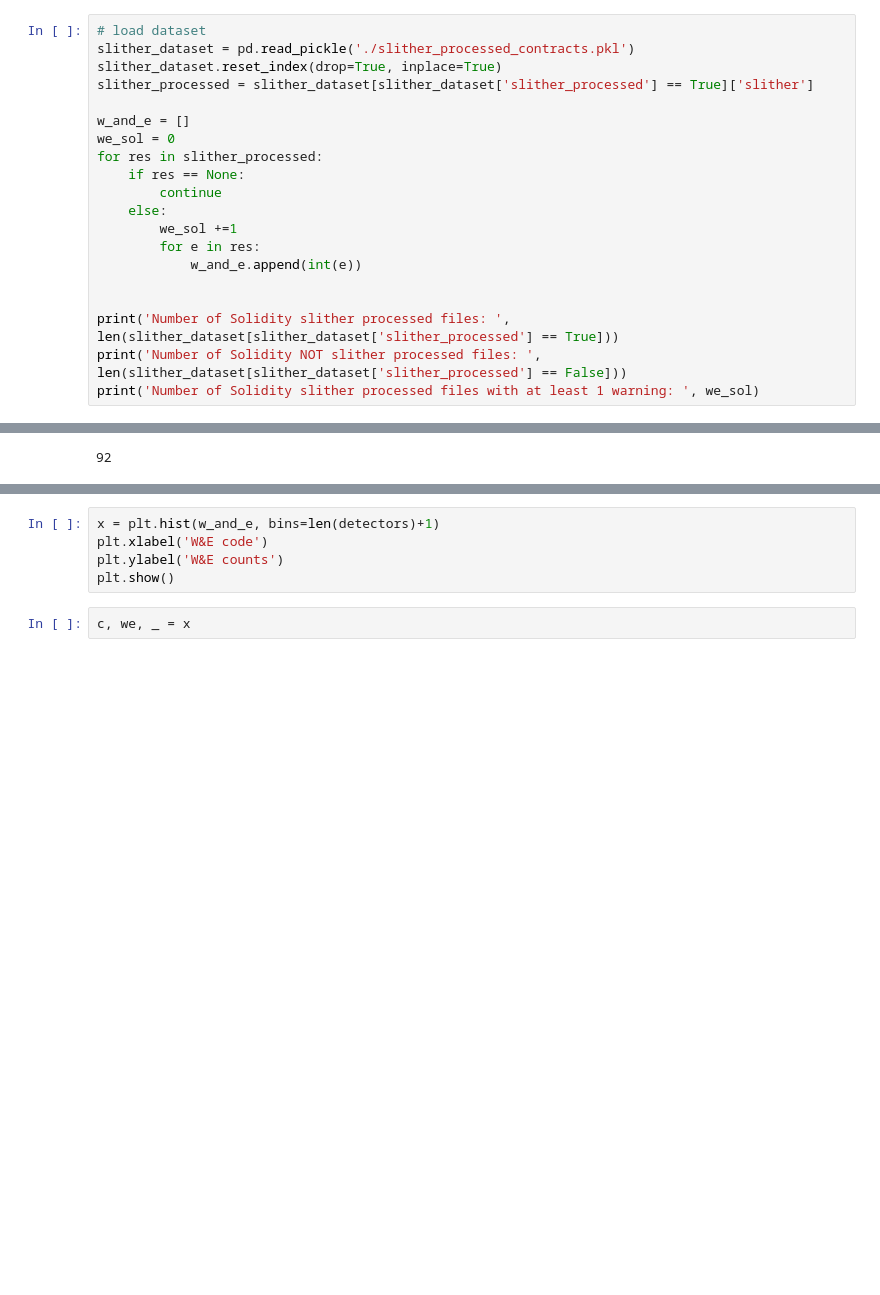
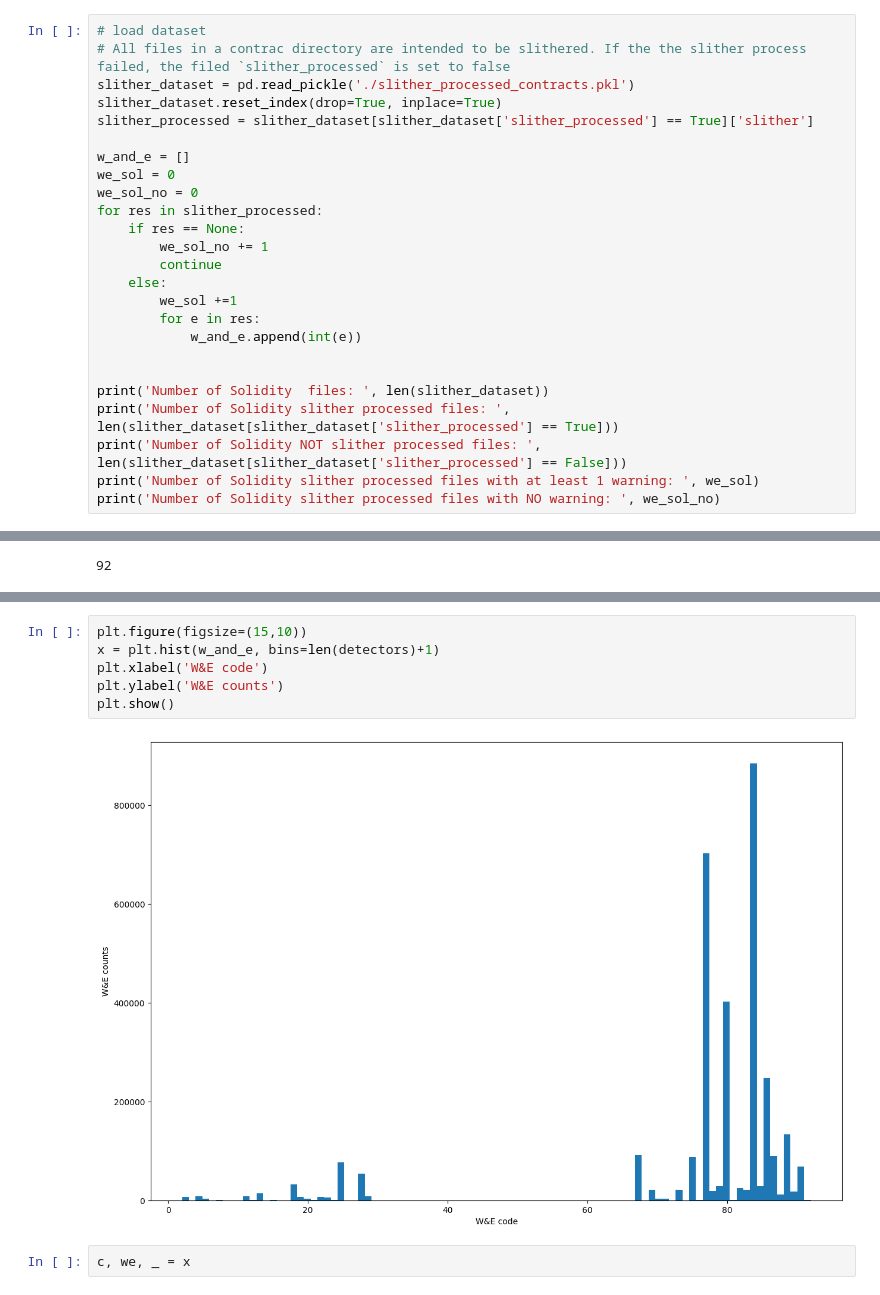
Before and after one commit to STetsing/slither-solidity, a Jupyter notebook: silther_warnings_analysis.ipynb, the cells around one changed output, grey strips where cells are left out. Cells and saved outputs as stored; diff of their text form; blank space fills up the shorter version.

```diff
--- a/silther_warnings_analysis.ipynb
+++ b/silther_warnings_analysis.ipynb
@@ -9,13 +18,16 @@ from slither_sol_helpers import *
 # %%
 # load dataset
+# All files in a contrac directory are intended to be slithered. If the the slither process failed, the filed `slither_processed` is set to false
 slither_dataset = pd.read_pickle('./slither_processed_contracts.pkl')
 slither_dataset.reset_index(drop=True, inplace=True)
 slither_processed = slither_dataset[slither_dataset['slither_processed'] == True]['slither']
 
 w_and_e = []
 we_sol = 0
+we_sol_no = 0
 for res in slither_processed:
     if res == None:
+        we_sol_no += 1
         continue
     else:
         we_sol +=1
@@ -23,7 +35,9 @@ for res in slither_processed:
             w_and_e.append(int(e))
 
 
+print('Number of Solidity  files: ', len(slither_dataset))
 print('Number of Solidity slither processed files: ', len(slither_dataset[slither_dataset['slither_processed'] == True]))
 print('Number of Solidity NOT slither processed files: ', len(slither_dataset[slither_dataset['slither_processed'] == False]))
 print('Number of Solidity slither processed files with at least 1 warning: ', we_sol)
+print('Number of Solidity slither processed files with NO warning: ', we_sol_no)
 # %% [output]
@@ -43,8 +102,11 @@ len(w_and_e)
 # %%
+plt.figure(figsize=(15,10))
 x = plt.hist(w_and_e, bins=len(detectors)+1)
 plt.xlabel('W&E code')
 plt.ylabel('W&E counts')
 plt.show()
+# %% [output]
+[figure, added]
 # %%
 c, we, _ = x
 # %%
```
Also changed, not shown: parts of 16 cells of this notebook, 4 other files.
